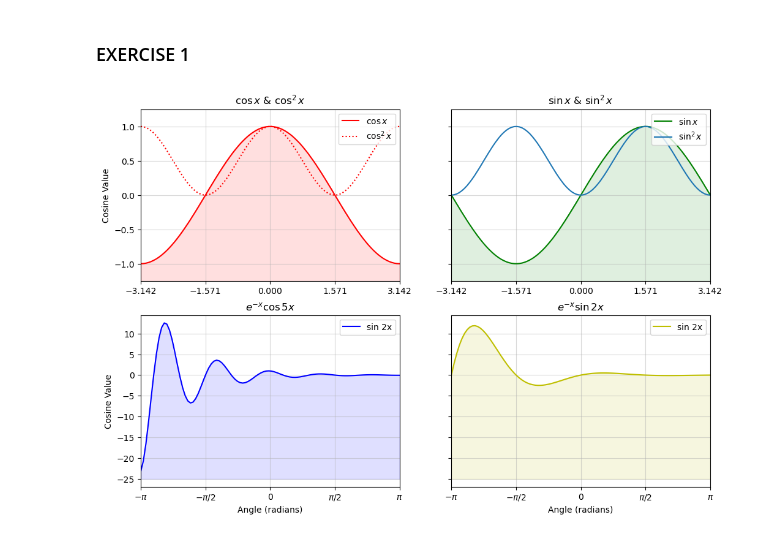
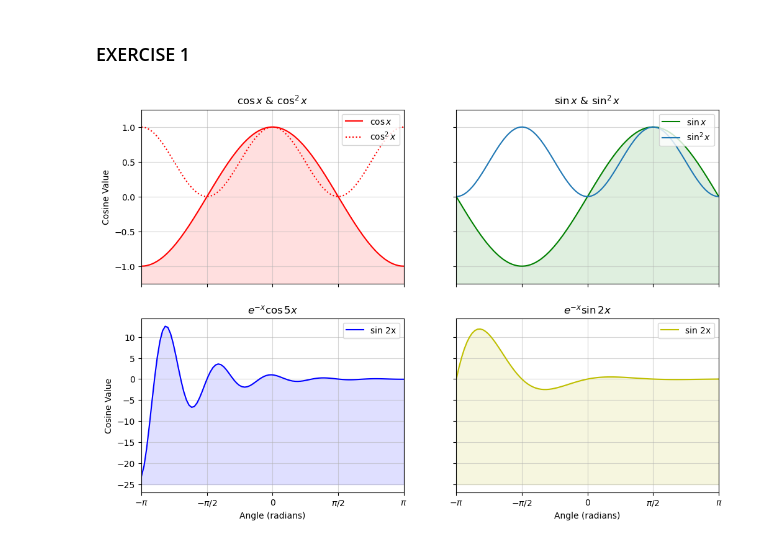
Before and after one commit to SPS-SP2273/learning-portfolio-2025-january-RyanWXW, a Jupyter notebook: 7.2_plotting__exercises/plotting_(good)_exercises.ipynb, the cells around one changed output. Saved outputs shown, nothing was run; the diff lists cells and outputs as text; code cells hidden in the pictures.

```diff
--- a/7.2_plotting__exercises/plotting_(good)_exercises.ipynb
+++ b/7.2_plotting__exercises/plotting_(good)_exercises.ipynb
@@ -26,6 +26,7 @@ axes[0, 0].set_ylabel('Cosine Value')
 axes[0, 0].set_xlim(x.min(), x.max())
 axes[0, 0].fill_between(x, cos_x, -1.5, color='r', alpha=.125)
 axes[0, 0].set_xticks([-np.pi, -np.pi / 2, 0, np.pi / 2, np.pi])
+axes[0, 0].set_xticklabels([])
 axes[0, 0].set_xlabel('')
 axes[0, 0].legend(loc='upper right', frameon=True)
 axes[0, 0].text(0, 0, '', fontsize=30,
@@ -37,6 +38,7 @@ axes[0, 1].plot(x, sin_x, color='g', label='$\sin x$')
 axes[0, 1].set_title('$\sin x$ & $\sin^2x$')
 axes[0, 1].fill_between(x, sin_x, -2, color='g', alpha=.125)
 axes[0, 1].set_xticks([-np.pi, -np.pi / 2, 0, np.pi / 2, np.pi])
+axes[0, 1].set_xticklabels([])
 axes[0, 1].plot(x, sin_x**2, label='$\sin^2 x$')
 axes[0, 1].set_ylim(-1.25, 1.25)
 axes[0, 1].set_xlim(x.min(), x.max())
@@ -50,31 +52,31 @@ axes[1, 0].plot(x, fun1_x, color='b', label='sin 2x')
 axes[1, 0].fill_between(x, fun1_x, -25, color='b', alpha=.125)
 axes[1, 0].set_title('$e^{-x}\cos 5x$')
 axes[1, 0].set_xlabel('Angle (radians)')
 axes[1, 0].set_ylabel('Cosine Value')
 axes[1, 0].set_xticks([-np.pi, -np.pi / 2, 0, np.pi / 2, np.pi])
 axes[1, 0].set_xticklabels(['$-\pi$', '$-\pi/2$', '0', '$\pi/2$', '$\pi$'])
 axes[1, 0].set_xlim(x.min(), x.max())
 axes[1, 0].legend(loc='upper right', frameon=True)
 axes[1, 0].text(0, 0, '', fontsize=30,
                 horizontalalignment='center')
 
 #------- Subplot 4 -------#
 axes[1, 1].plot(x, fun2_x, color='y', label='sin 2x')
 axes[1, 1].set_title('$e^{-x}\sin 2x$')
 axes[1, 1].set_xlabel('Angle (radians)')
 axes[1, 1].fill_between(x, fun2_x, -25, color='y', alpha=.125)
 axes[1, 1].set_xticks([-np.pi, -np.pi / 2, 0, np.pi / 2, np.pi])
 axes[1, 1].set_xticklabels(['$-\pi$', '$-\pi/2$', '0', '$\pi/2$', '$\pi$'])
 axes[1, 1].set_xlim(x.min(), x.max())
 axes[1, 1].legend(loc='upper right', frameon=True)
 axes[1, 1].text(0, 0, '', fontsize=30,
                 horizontalalignment='center')
 
 # 'flatten', 'opens' the 2D array into a simple 1D array
 for a in axes.flatten():
     a.grid(alpha=.5)
 
 # plt.tight_layout()
 plt.show(block=False)
 # %% [output]
-[figure, old version]
+[figure, new version]
```
Also changed, not shown: 1 other file.
